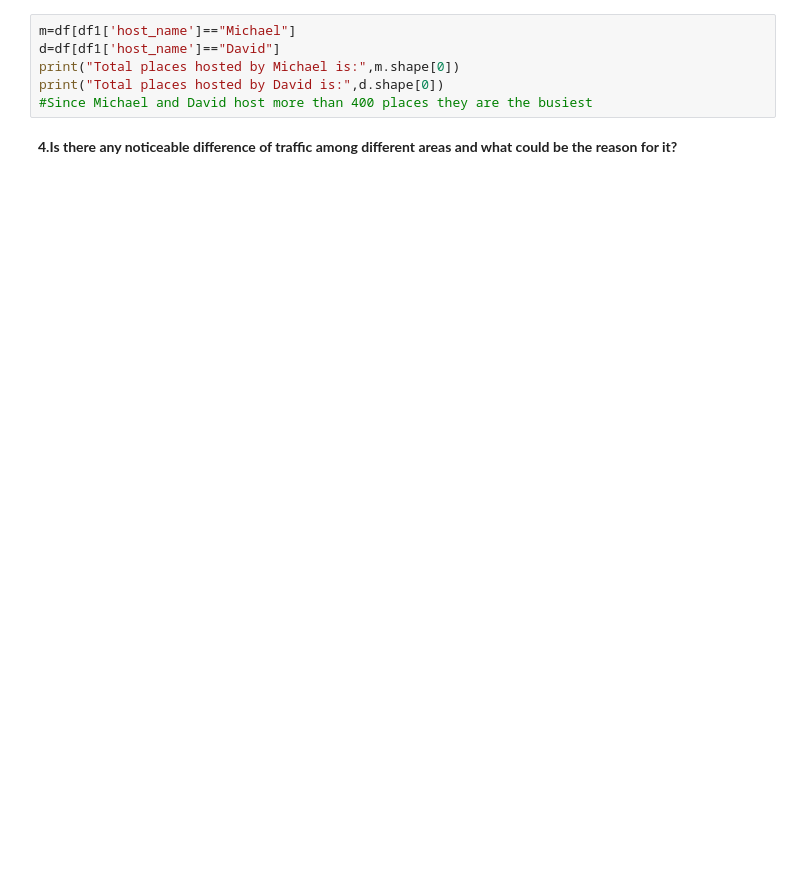
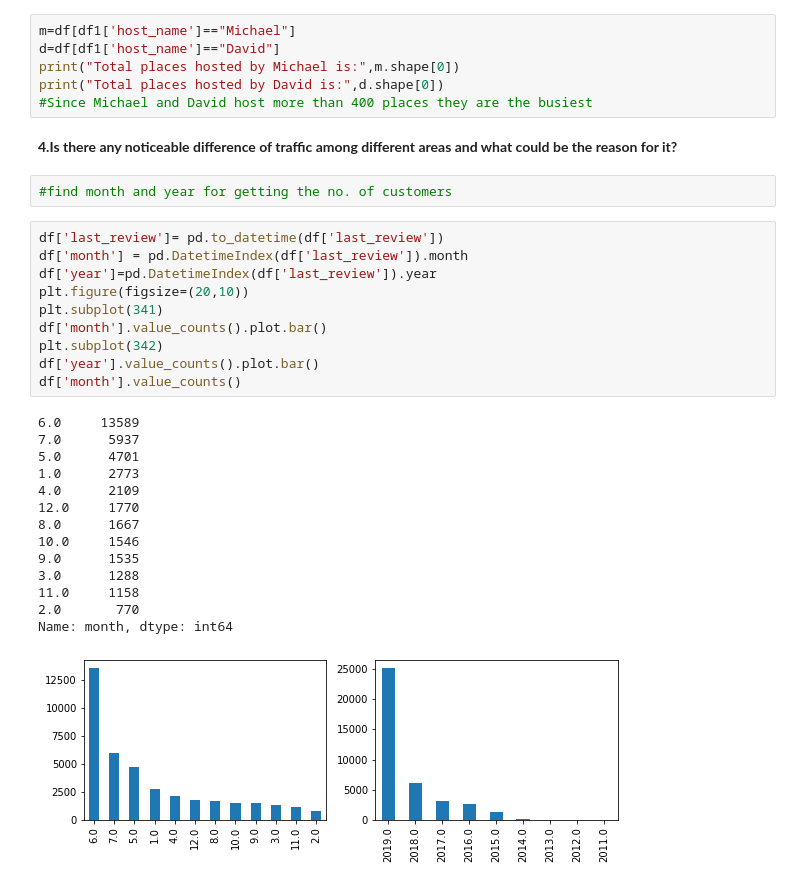
Before and after one commit to Jeetesh-KumarM/CAPSTONE-PROJECT-1, a Jupyter notebook: Copy_of_Airbnb_Bookings_Analysis_Capstone_Project.ipynb, the cells around one changed output. Drawn from its saved outputs; the diff is of its cells as text; blank space fills up the shorter version.

```diff
--- a/Copy_of_Airbnb_Bookings_Analysis_Capstone_Project.ipynb
+++ b/Copy_of_Airbnb_Bookings_Analysis_Capstone_Project.ipynb
@@ -307,3 +321,30 @@ print("Total places hosted by David is:",d.shape[0])
 #Since Michael and David host more than 400 places they are the busiest
 # %% [markdown]
 **4.Is there any noticeable difference of traffic among different areas and what could be the reason for it?**
+# %%
+#find month and year for getting the no. of customers
+# %%
+df['last_review']= pd.to_datetime(df['last_review'])
+df['month'] = pd.DatetimeIndex(df['last_review']).month
+df['year']=pd.DatetimeIndex(df['last_review']).year
+plt.figure(figsize=(20,10))
+plt.subplot(341)
+df['month'].value_counts().plot.bar()
+plt.subplot(342)
+df['year'].value_counts().plot.bar()
+df['month'].value_counts()
+# %% [output]
+6.0     13589
+7.0      5937
+5.0      4701
+1.0      2773
+4.0      2109
+12.0     1770
+8.0      1667
+10.0     1546
+9.0      1535
+3.0      1288
+11.0     1158
+2.0       770
+Name: month, dtype: int64
+[figure, added]
```
Also changed, not shown: parts of 9 cells of this notebook.
